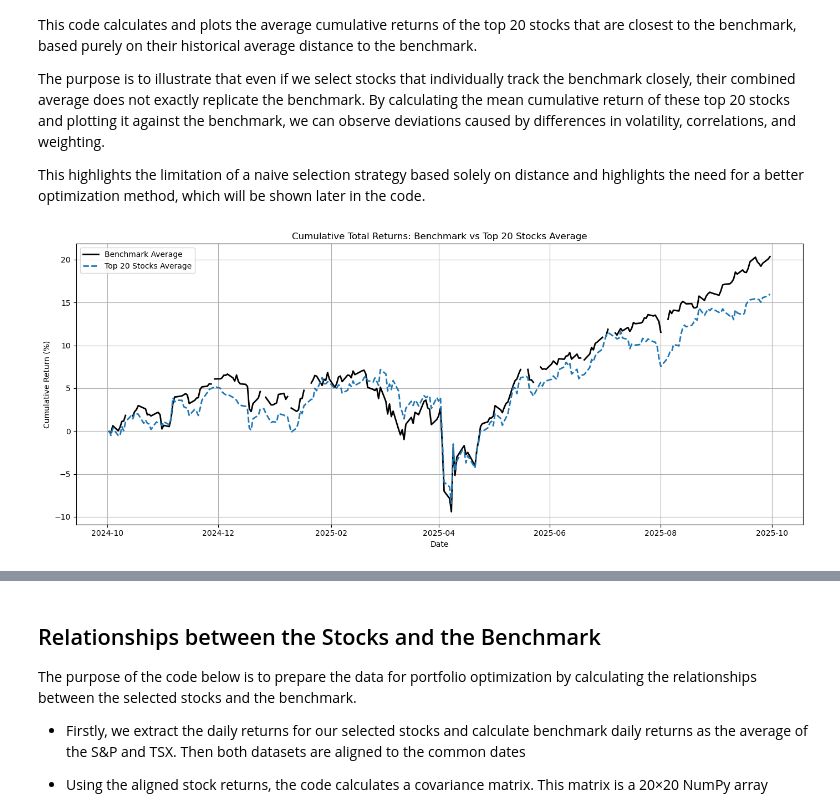
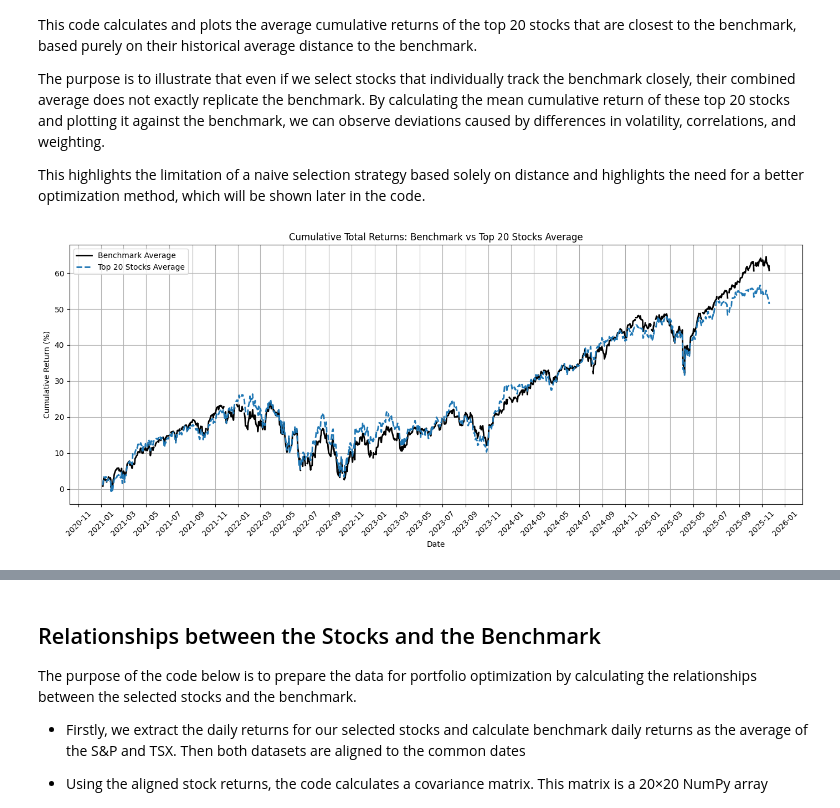
Before and after one commit to shayankjalali/market-meet, a Jupyter notebook: Team_06_Assignment.ipynb, the cells around one changed output, grey strips where cells are left out. Saved outputs shown, nothing was run; the diff lists cells and outputs as text; code cells hidden in the pictures.

```diff
--- a/Team_06_Assignment.ipynb
+++ b/Team_06_Assignment.ipynb
@@ -115,0 +94,12 @@ $RTN: possibly delisted; no timezone found
+# %%
+start_date_analysis = "2021-01-01"
+end_date_analysis = "2025-11-21" # to include ...
+
+close_prices = pd.DataFrame() # empty df
+for final_ticker in final_tickers: # for each final ticker
+    hist = yf.Ticker(final_ticker).history(start=start_date_analysis, end=end_date_analysis) # get history
+    close_prices[final_ticker] = hist["Close"] # add the close prices to the df
+
+close_prices.index = close_prices.index.strftime("%Y-%m-%d") # strip time from index
+
+close_prices # display
@@ -211,39 +214,34 @@ By calculating the mean cumulative return of these top 20 stocks and plotting it
 
 This highlights the limitation of a naive selection strategy based solely on distance and highlights the need for a better optimization method, which will be shown later in the code.
 # %%
-# Select top 20 stocks closest to benchmark
-top_20_stocks = distances_df["Ticker"].head(20).tolist()
-top_20_returns = stock_total_returns[top_20_stocks]
+top_20_stocks = distances_df["Ticker"].head(20).tolist() # get the top 20 stocks closest to benchmark
+top_20_returns = stock_total_returns[top_20_stocks] # get their returns
 
-# average cumulative return of top 20 stocks
+# get the average cumulative return of top 20 stocks
 top_20_avg_return = top_20_returns.mean(axis=1)
 
-# Convert index to datetime if not already
+# convert indices to datetime if not already
 benchmark_df.index = pd.to_datetime(benchmark_df.index)
 top_20_avg_return.index = pd.to_datetime(top_20_avg_return.index)
 
-# Plot cumulative returns
+# plot cumulative returns
 plt.figure(figsize=(14, 6))
+plt.plot(benchmark_df.index, benchmark_df["Benchmark Average"], label="Benchmark Average", color="black", linewidth=2) # plot benchmark cumulative returns
+plt.plot(top_20_avg_return.index, top_20_avg_return, label="Top 20 Stocks Average", color="tab:blue", linestyle='--', linewidth=2) # plot top 20 average cumulative return
 
-# Plot benchmark cumulative returns
-plt.plot(benchmark_df.index, benchmark_df["Benchmark Average"], label="Benchmark Average", color="black", linewidth=2)
-
-# Plot top 20 average cumulative return
-plt.plot(top_20_avg_return.index, top_20_avg_return, label="Top 20 Stocks Average", color="tab:blue", linestyle='--', linewidth=2)
-
-
+# format the x-axis
 plt.gca().xaxis.set_major_locator(mdates.MonthLocator(interval=2))
 plt.gca().xaxis.set_major_formatter(mdates.DateFormatter('%Y-%m'))
-
 plt.title("Cumulative Total Returns: Benchmark vs Top 20 Stocks Average")
 plt.xlabel("Date")
 plt.ylabel("Cumulative Return (%)")
 plt.legend()
 plt.grid(True)
+plt.xticks(rotation=45)
 plt.tight_layout()
 plt.show()
 # %% [output]
-[figure, old version]
+[figure, new version]
 # %% [markdown]
 ## Portfolio Construction
 
```
Also changed, not shown: parts of 24 cells of this notebook, 1 other file.
